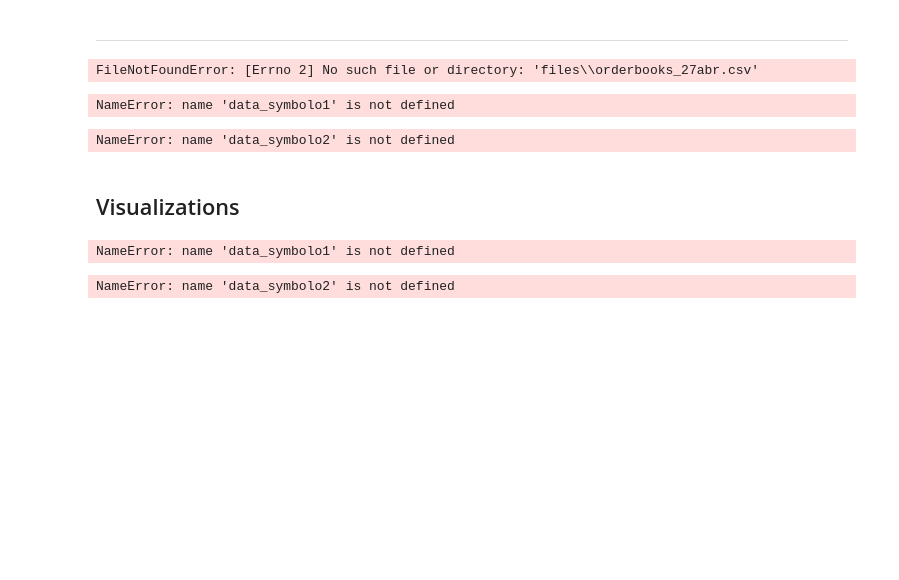
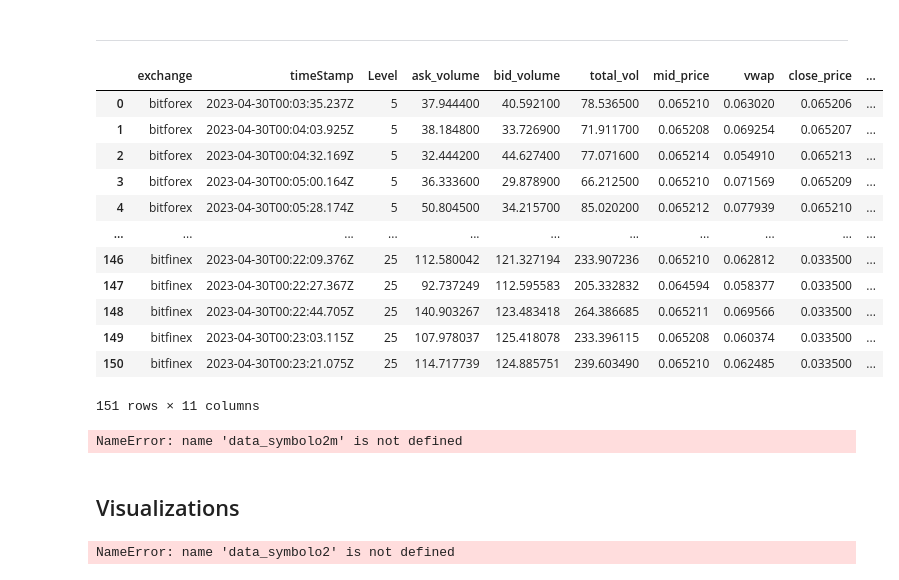
Before and after one commit to Gabs0102/MyST_Lab4, a Jupyter notebook: lab_4.ipynb, the cells around one changed output. Cells and saved outputs as stored; diff of their text form; code cells hidden in the pictures; blank space fills up the shorter version.

```diff
--- a/lab_4.ipynb
+++ b/lab_4.ipynb
@@ -49,18 +47,28 @@ RuntimeError: asyncio.run() cannot be called from a running event loop
 <hr style="border:0.02in solid gray"> </hr>
 # %%
 # Se leen los archivos csv
-data_symbolo1 = pd.read_csv(r'files\orderbooks_27abr.csv')
-data_symbolo2 = pd.read_csv(r'files\orderbooks_27_2abr.csv')
+ETH_BTC = pd.read_csv(r'files\orderbooks_27abr.csv')
+ETH_BTC = ETH_BTC.drop(['Unnamed: 0'],axis=1)
-# %% [output]
-FileNotFoundError: [Errno 2] No such file or directory: 'files\\orderbooks_27abr.csv'
 # %%
-data_symbolo1
+ETH_BTC
 # Breve descripcion de lo que trae
 # %% [output]
+|  | exchange | timeStamp | Level | ask_volume | bid_volume | total_vol | mid_price | vwap | close_price | ... |
+| 0 | bitforex | 2023-04-30T00:03:35.237Z | 5 | 37.944400 | 40.592100 | 78.536500 | 0.065210 | 0.063020 | 0.065206 | ... |
+| 1 | bitforex | 2023-04-30T00:04:03.925Z | 5 | 38.184800 | 33.726900 | 71.911700 | 0.065208 | 0.069254 | 0.065207 | ... |
+| 2 | bitforex | 2023-04-30T00:04:32.169Z | 5 | 32.444200 | 44.627400 | 77.071600 | 0.065214 | 0.054910 | 0.065213 | ... |
+| 3 | bitforex | 2023-04-30T00:05:00.164Z | 5 | 36.333600 | 29.878900 | 66.212500 | 0.065210 | 0.071569 | 0.065209 | ... |
+| 4 | bitforex | 2023-04-30T00:05:28.174Z | 5 | 50.804500 | 34.215700 | 85.020200 | 0.065212 | 0.077939 | 0.065210 | ... |
+| ... | ... | ... | ... | ... | ... | ... | ... | ... | ... | ... |
+| 146 | bitfinex | 2023-04-30T00:22:09.376Z | 25 | 112.580042 | 121.327194 | 233.907236 | 0.065210 | 0.062812 | 0.033500 | ... |
+| 147 | bitfinex | 2023-04-30T00:22:27.367Z | 25 | 92.737249 | 112.595583 | 205.332832 | 0.064594 | 0.058377 | 0.033500 | ... |
+| 148 | bitfinex | 2023-04-30T00:22:44.705Z | 25 | 140.903267 | 123.483418 | 264.386685 | 0.065211 | 0.069566 | 0.033500 | ... |
+| 149 | bitfinex | 2023-04-30T00:23:03.115Z | 25 | 107.978037 | 125.418078 | 233.396115 | 0.065208 | 0.060374 | 0.033500 | ... |
+| 150 | bitfinex | 2023-04-30T00:23:21.075Z | 25 | 114.717739 | 124.885751 | 239.603490 | 0.065210 | 0.062485 | 0.033500 | ... |
-NameError: name 'data_symbolo1' is not defined
+151 rows × 11 columns
 # %%
-data_symbolo2
+data_symbolo2m
 # %% [output]
-NameError: name 'data_symbolo2' is not defined
+NameError: name 'data_symbolo2m' is not defined
 # %% [markdown]
 ## Visualizations
@@ -67,7 +77,5 @@ NameError: name 'data_symbolo2' is not defined
 # %%
-graficos(data_symbolo1.drop(['close_price']),'data_symbolo1')
+graficas(ETH_BTC.drop(['close_price','spread','effective_spread'],axis=1),'ETH/BTC')
-# %% [output]
-NameError: name 'data_symbolo1' is not defined
 # %%
 graficos(data_symbolo2.drop(['close_price'],'data_symbolo2'))
 # %% [output]
```
Also changed, not shown: parts of 3 cells of this notebook, 3 other files.
